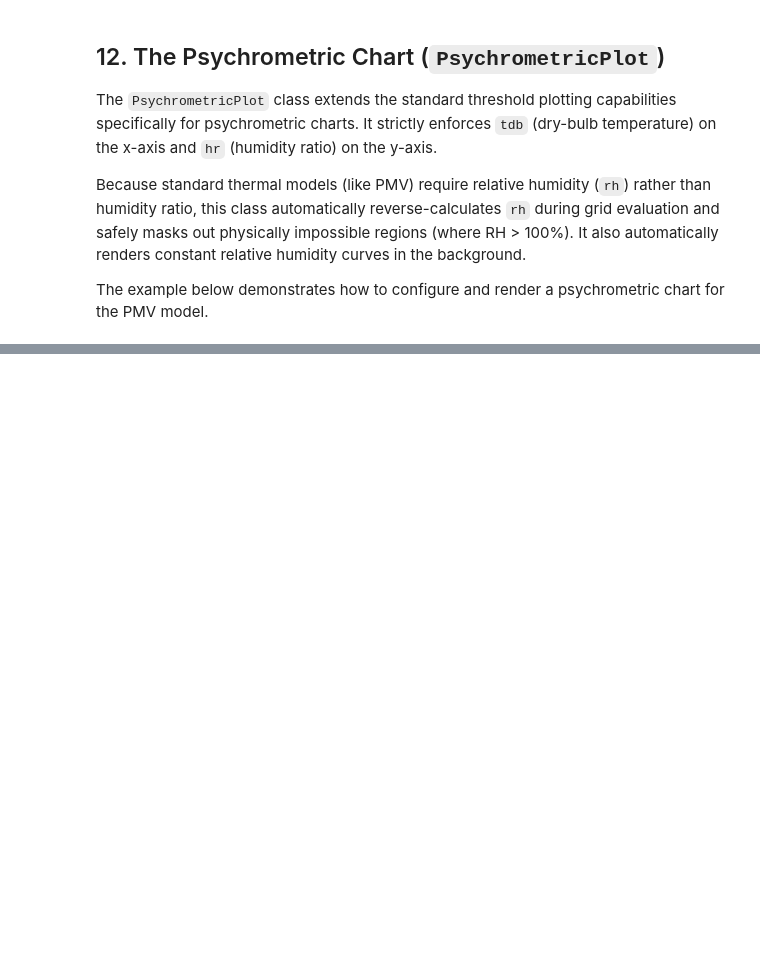
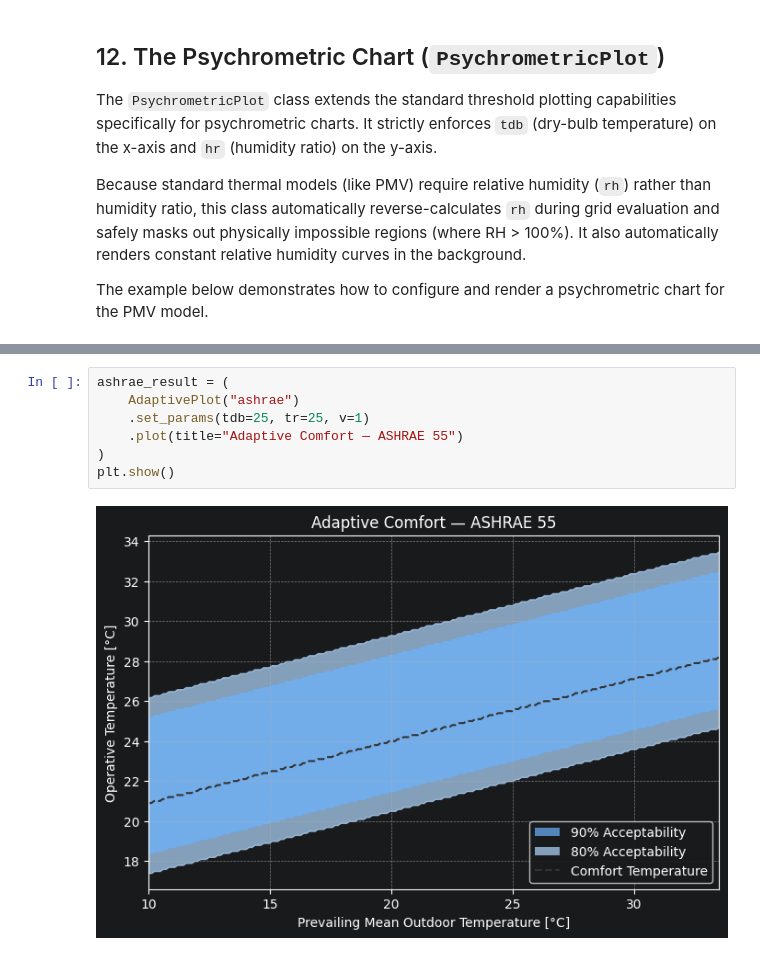
Before and after one commit to HuiHuangWYU/pythermalcomfort, a Jupyter notebook: docs/documentation/plots/matplotlib/threshold_plot.ipynb, the cells around one changed output, grey strips where cells are left out. Cells and saved outputs as stored; diff of their text form; blank space fills up the shorter version.

Commit message:
feat: adaptive plot example

```diff
--- a/docs/documentation/plots/matplotlib/threshold_plot.ipynb
+++ b/docs/documentation/plots/matplotlib/threshold_plot.ipynb
@@ -307,0 +320,9 @@ plt.show()
+# %%
+ashrae_result = (
+    AdaptivePlot("ashrae")
+    .set_params(tdb=25, tr=25, v=1)
+    .plot(title="Adaptive Comfort — ASHRAE 55")
+)
+plt.show()
+# %% [output]
+[figure, added]
```
Also changed, not shown: parts of 9 cells of this notebook, 3 other files.
